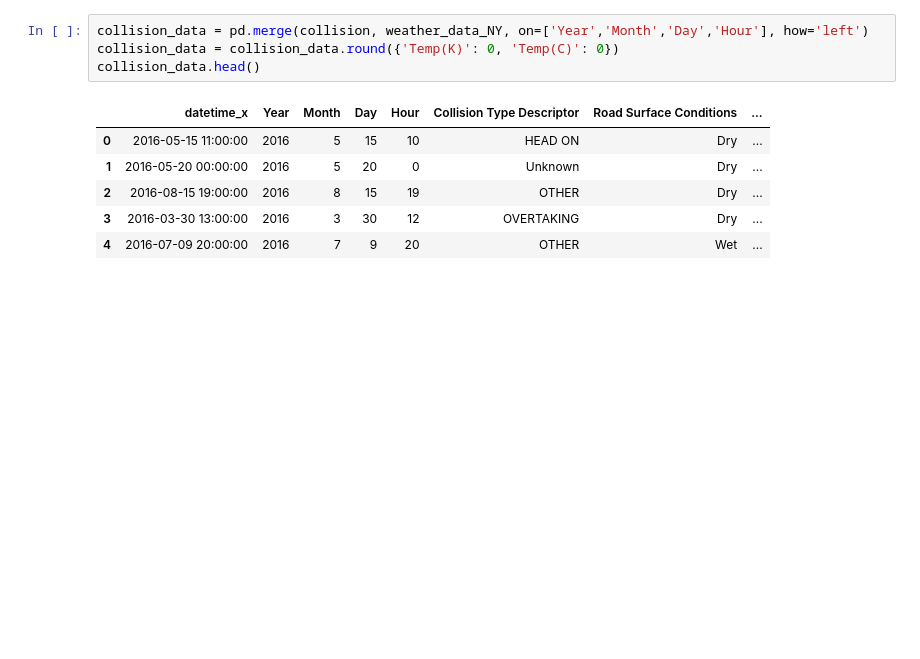
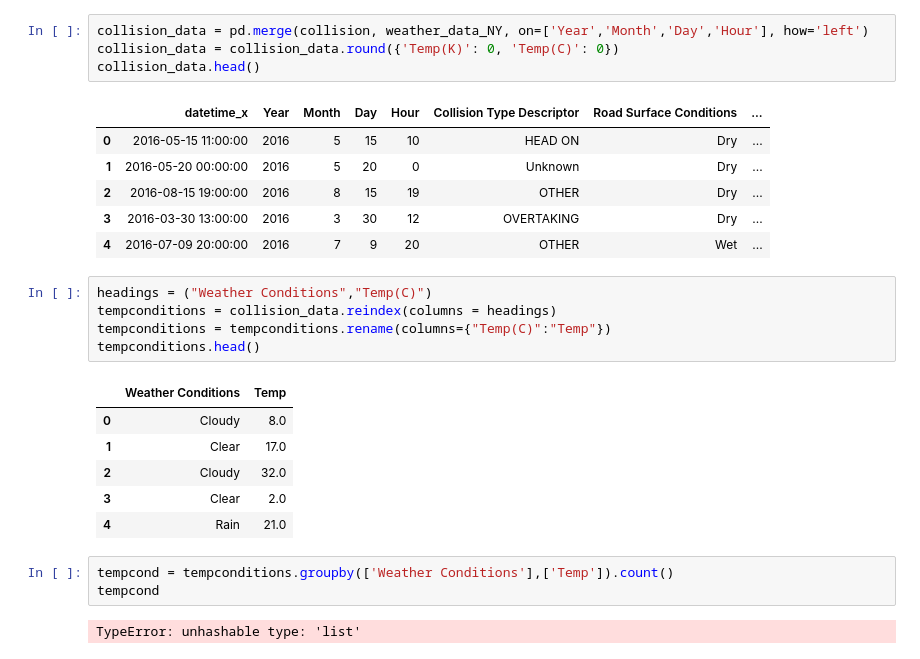
Before and after one commit to AmitChoudhary1392/Project-1_Team6, a Jupyter notebook: main.ipynb, the cells around one changed output. Cells and saved outputs as stored; diff of their text form; blank space fills up the shorter version.

```diff
--- a/main.ipynb
+++ b/main.ipynb
@@ -325,3 +325,20 @@ collision_data.head()
 | 2 | 2016-08-15 19:00:00 | 2016 | 8 | 15 | 19 | OTHER | Dry | ... |
 | 3 | 2016-03-30 13:00:00 | 2016 | 3 | 30 | 12 | OVERTAKING | Dry | ... |
 | 4 | 2016-07-09 20:00:00 | 2016 | 7 | 9 | 20 | OTHER | Wet | ... |
+# %%
+headings = ("Weather Conditions","Temp(C)")
+tempconditions = collision_data.reindex(columns = headings)
+tempconditions = tempconditions.rename(columns={"Temp(C)":"Temp"})
+tempconditions.head()
+# %% [output]
+|  | Weather Conditions | Temp |
+| 0 | Cloudy | 8.0 |
+| 1 | Clear | 17.0 |
+| 2 | Cloudy | 32.0 |
+| 3 | Clear | 2.0 |
+| 4 | Rain | 21.0 |
+# %%
+tempcond = tempconditions.groupby(['Weather Conditions'],['Temp']).count()
+tempcond
+# %% [output]
+TypeError: unhashable type: 'list'
```
